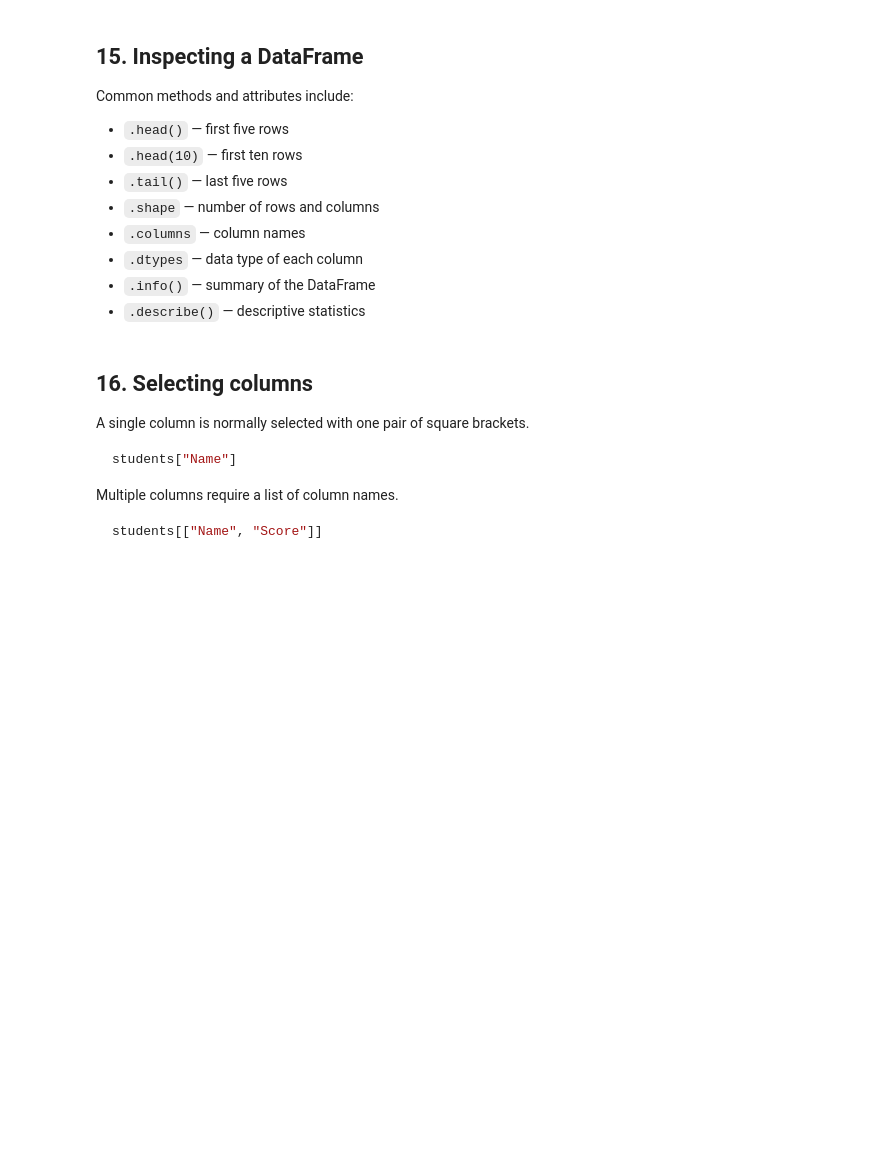
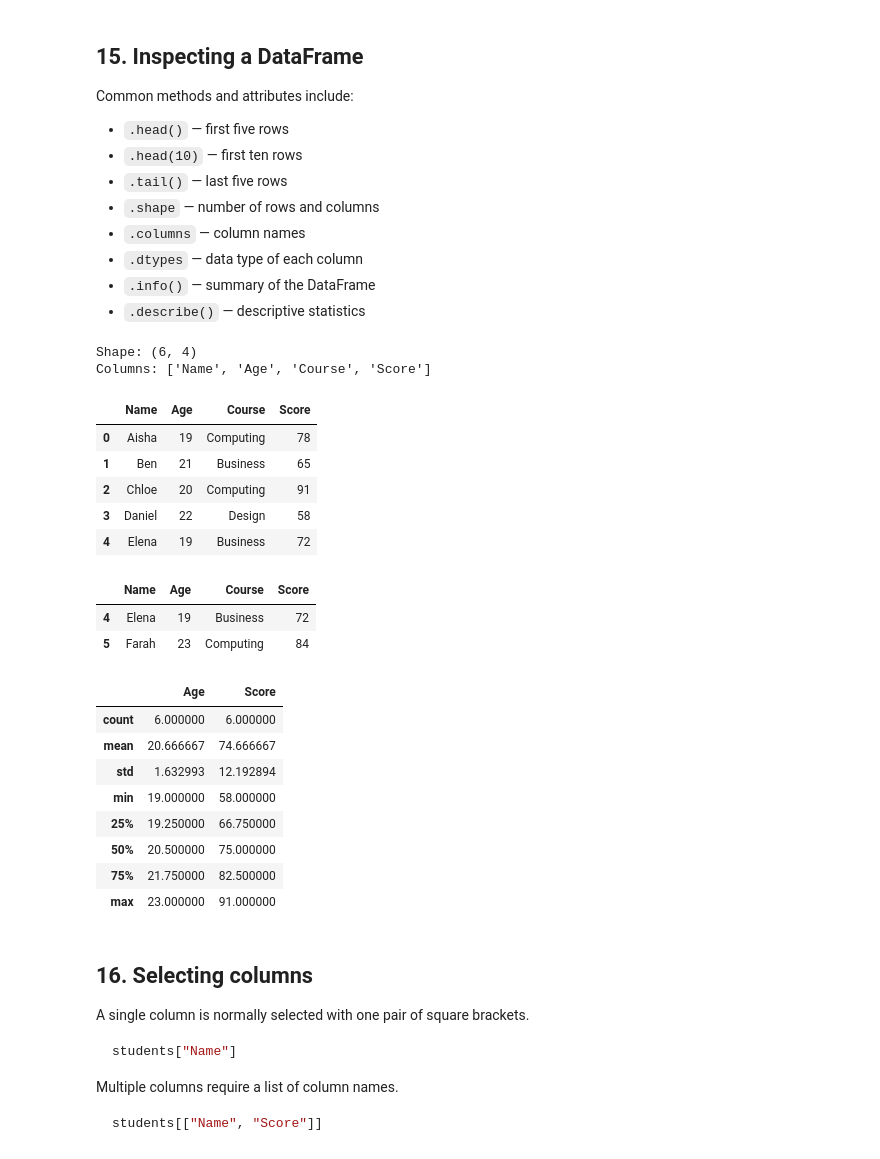
Before and after one commit to dev-deg/aci-26-pt, a Jupyter notebook: fundamentals/basic_numpy_pandas_slicing.ipynb, the cells around one changed output. Saved outputs shown, nothing was run; the diff lists cells and outputs as text; code cells hidden in the pictures; blank space fills up the shorter version.

```diff
--- a/fundamentals/basic_numpy_pandas_slicing.ipynb
+++ b/fundamentals/basic_numpy_pandas_slicing.ipynb
@@ -295,10 +396,31 @@ Common methods and attributes include:
 # %%
 print("Shape:", students.shape)
 print("Columns:", students.columns.tolist())
 
 display(students.head())
 display(students.tail(2))
-display(students.describe(numeric_only=True))
+display(students.describe())
+# %% [output]
+Shape: (6, 4)
+Columns: ['Name', 'Age', 'Course', 'Score']
+|  | Name | Age | Course | Score |
+| 0 | Aisha | 19 | Computing | 78 |
+| 1 | Ben | 21 | Business | 65 |
+| 2 | Chloe | 20 | Computing | 91 |
+| 3 | Daniel | 22 | Design | 58 |
+| 4 | Elena | 19 | Business | 72 |
+|  | Name | Age | Course | Score |
+| 4 | Elena | 19 | Business | 72 |
+| 5 | Farah | 23 | Computing | 84 |
+|  | Age | Score |
+| count | 6.000000 | 6.000000 |
+| mean | 20.666667 | 74.666667 |
+| std | 1.632993 | 12.192894 |
+| min | 19.000000 | 58.000000 |
+| 25% | 19.250000 | 66.750000 |
+| 50% | 20.500000 | 75.000000 |
+| 75% | 21.750000 | 82.500000 |
+| max | 23.000000 | 91.000000 |
 # %% [markdown]
 ## 16. Selecting columns
 
```
Also changed, not shown: parts of 26 cells of this notebook, 4 other files.
